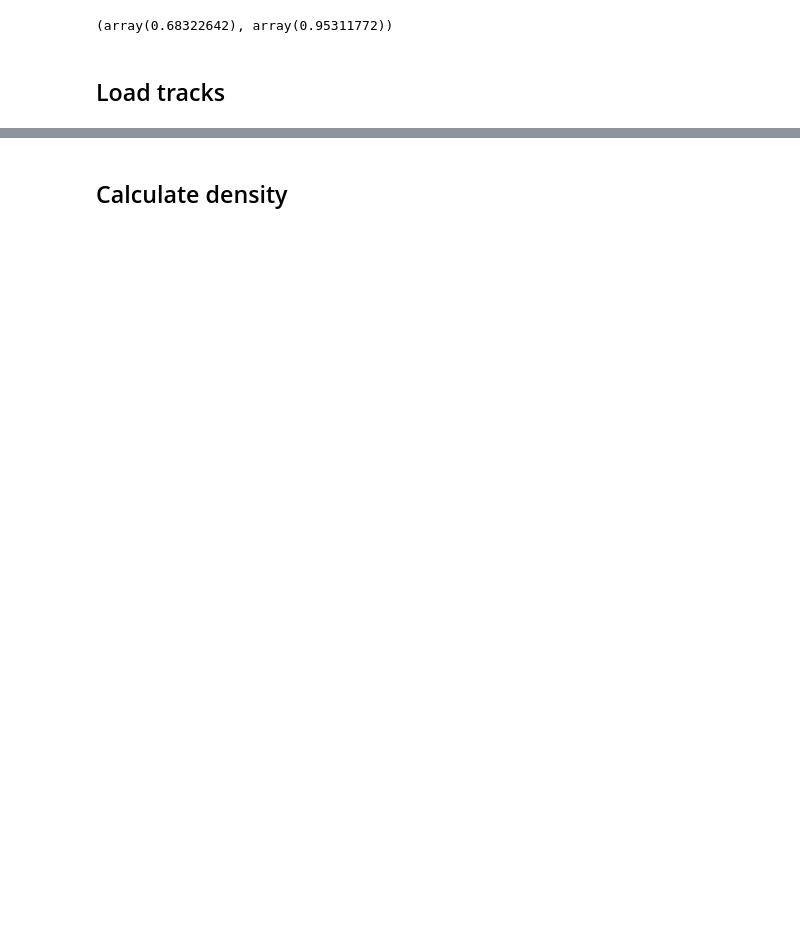
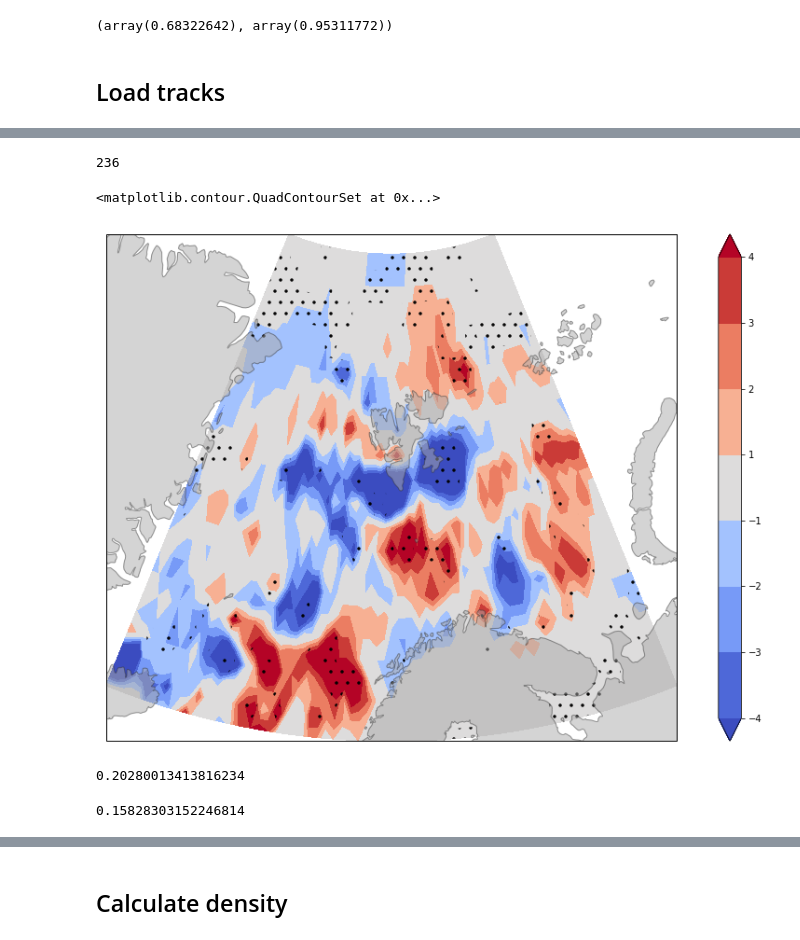
Before and after one commit to dennissergeev/pmc_clim, a Jupyter notebook: code/Sea-Ice.ipynb, the cells around one changed output, grey strips where cells are left out. Saved outputs shown, nothing was run; the diff lists cells and outputs as text; code cells hidden in the pictures; blank space fills up the shorter version.

```diff
--- a/code/Sea-Ice.ipynb
+++ b/code/Sea-Ice.ipynb
@@ -191,0 +299,7 @@ TR_seaice_max.data = TR.data[(TR.data['time'] >= winter_dates[winter_max][0]) &
+# %%
+weights = dummy_cube.copy(data=iris.analysis.cartography.area_weights(dummy_cube, normalize=False))
+weights.units = Unit('m^2')
+weights.rename('area_weights')
+weights.convert_units('km^2')
+# %%
+area_weights_1deg = xr.DataArray.from_iris(weights)
@@ -191,0 +314,19 @@ TR_seaice_max.data = TR.data[(TR.data['time'] >= winter_dates[winter_max][0]) &
+# %%
+lsm_1deg = lsm.interp(coords=dict(longitude=area_weights_1deg.longitude,
+                                  latitude=area_weights_1deg.latitude))
+# %%
+actual_confidence_mask = (((actual_diff <= np.percentile(diffs, 2.5, axis=0)) | (actual_diff >= np.percentile(diffs, 97.5, axis=0))) & (lsm_1deg.values < 1)).astype(int)
+actual_confidence_mask.sum()
+# %% [output]
+236
+# %%
+fig = plt.figure(figsize=(16, 10))
+
+ax = lcc_map(fig, **LCC_KW)
+
+h = ax.contourf(lon_dens, lat_dens, actual_diff, levels=clev101*round(np.percentile(actual_diff, 98)), extend='both', cmap='coolwarm', **trans)
+fig.colorbar(h)
+ax.contourf(lon_dens, lat_dens, actual_confidence_mask, levels=[0, 0.5, 1.1], colors='none', hatches=[None, '.'], **trans)
+# %% [output]
+<matplotlib.contour.QuadContourSet at 0x...>
+[figure, added]
@@ -191,0 +340,10 @@ TR_seaice_max.data = TR.data[(TR.data['time'] >= winter_dates[winter_max][0]) &
+# %%
+np.percentile(null_dist_f, 97.5)
+# %% [output]
+0.20280013413816234
+# %%
+# actual_f = (area_weights_1deg_norm * actual_confidence_mask).sum()
+# actual_f.values
+actual_confidence_mask.sum() / actual_confidence_mask.size
+# %% [output]
+0.15828303152246814
```
Also changed, not shown: parts of 32 cells of this notebook.
